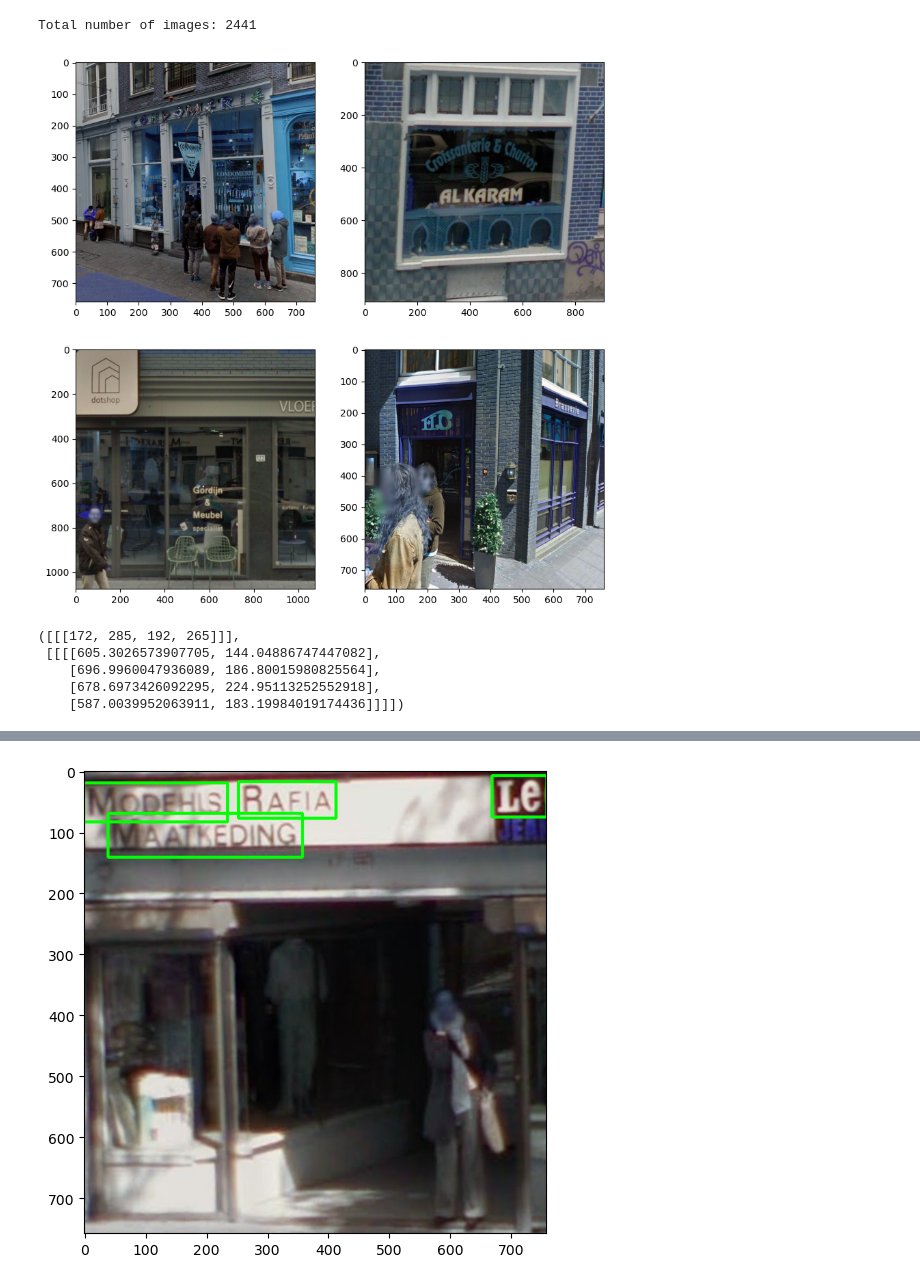
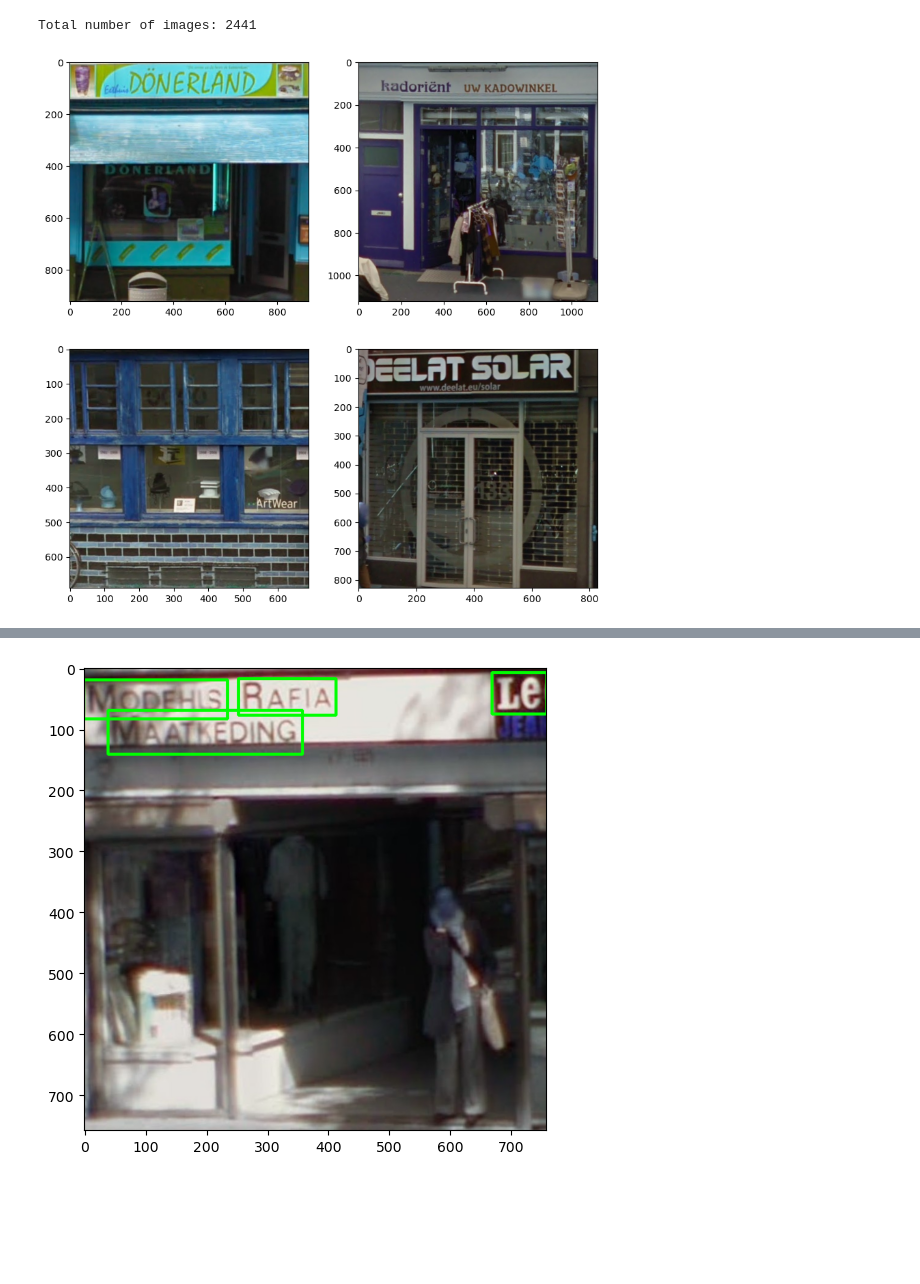
Before and after one commit to atran13/MSc-Thesis-Signs-of-Gentrification, a Jupyter notebook: EasyOCR Text detection.ipynb, the cells around one changed output, grey strips where cells are left out. Cells and saved outputs as stored; diff of their text form; code cells hidden in the pictures; blank space fills up the shorter version.

```diff
--- a/EasyOCR Text detection.ipynb
+++ b/EasyOCR Text detection.ipynb
@@ -21,18 +21,18 @@ Total number of images: 2441
 # %%
 # Sample image
 
-test_img = [images[i] for i in np.random.randint(2441, size =(4))]
+test_imgs = [images[i] for i in np.random.randint(2441, size =(4))]
 
 # plt.figure(figsize=(10,10))
 # plt.imshow(test_img)
 # plt.show()
 
 fig = plt.figure(figsize=(10,10))
 rows, cols = 2, 2
 
 for i in range(0, cols*rows):
   fig.add_subplot(rows, cols, i+1)
-  plt.imshow(test_img[i])
+  plt.imshow(test_imgs[i])
 plt.show()
 # %% [output]
-[figure, old version]
+[figure, new version]
@@ -43,8 +38,0 @@ for img in test_img:
-# %%
-result
-# %% [output]
-([[[172, 285, 192, 265]]],
- [[[[605.3026573907705, 144.04886747447082],
-    [696.9960047936089, 186.80015980825564],
-    [678.6973426092295, 224.95113252552918],
-    [587.0039952063911, 183.19984019174436]]]])
```
Also changed, not shown: parts of 4 cells of this notebook.
